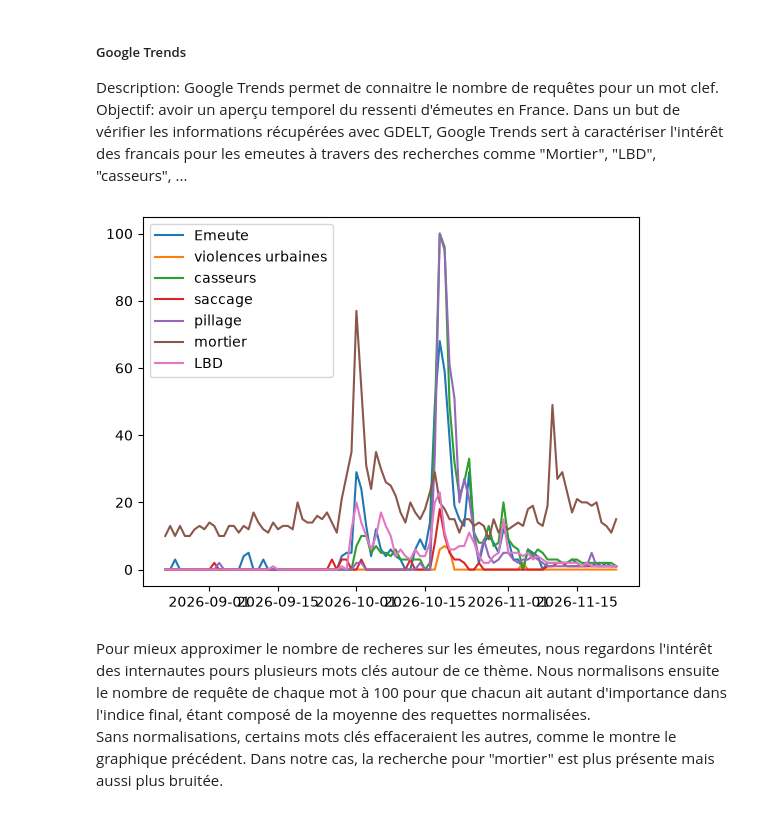
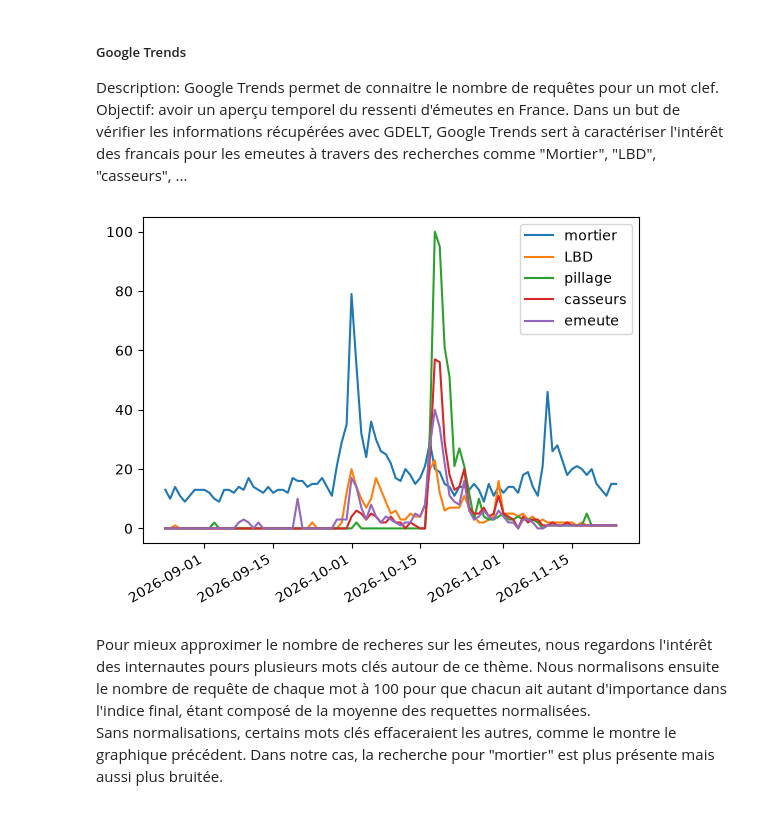
Before and after one commit to mathsomm/Des_chiffres_et_des_emeutes, a Jupyter notebook: Projet_main.ipynb, the cells around one changed output. Drawn from its saved outputs; the diff is of its cells as text; code cells hidden in the pictures.

```diff
--- a/Projet_main.ipynb
+++ b/Projet_main.ipynb
@@ -201,22 +215,21 @@ Dans un but de vérifier les informations récupérées avec GDELT, Google Trend
 # %%
 G_trend = Google_Trends()
 
 # Mots de Recherche
-mots_contexte = ["Emeute", "violences urbaines"]
-mots_acteurs = ["casseurs"]
-mots_actions = ["saccage", 'pillage']
-mots_matériel = ["mortier", "LBD"]
-mots_de_recherche = mots_contexte+mots_acteurs + mots_actions + mots_matériel
+mots_contexte = []
+
+mots_de_recherche = ["mortier", "LBD", 'pillage', "casseurs", "emeute"]
 
 # Résultat de la recherche
 df = G_trend.get_trends(mots_de_recherche, geo="FR", timeframe="today 3-m")
 
 autres_cols = df.drop(columns=["Time"])
 plt.plot(df["Time"], autres_cols, label=autres_cols.columns)
 plt.legend()
+plt.gcf().autofmt_xdate()
 plt.show()
 # %% [output]
-[figure, old version]
+[figure, new version]
 # %% [markdown]
 Pour mieux approximer le nombre de recheres sur les émeutes, nous regardons l'intérêt des internautes pours plusieurs mots clés autour de ce thème. Nous normalisons ensuite le nombre de requête de chaque mot à 100 pour que chacun ait autant d'importance dans l'indice final, étant composé de la moyenne des requettes normalisées. \
 Sans normalisations, certains mots clés effaceraient les autres, comme le montre le graphique précédent. Dans notre cas, la recherche pour "mortier" est plus présente mais aussi plus bruitée.
```
Also changed, not shown: parts of 13 cells of this notebook, 1 other file.
